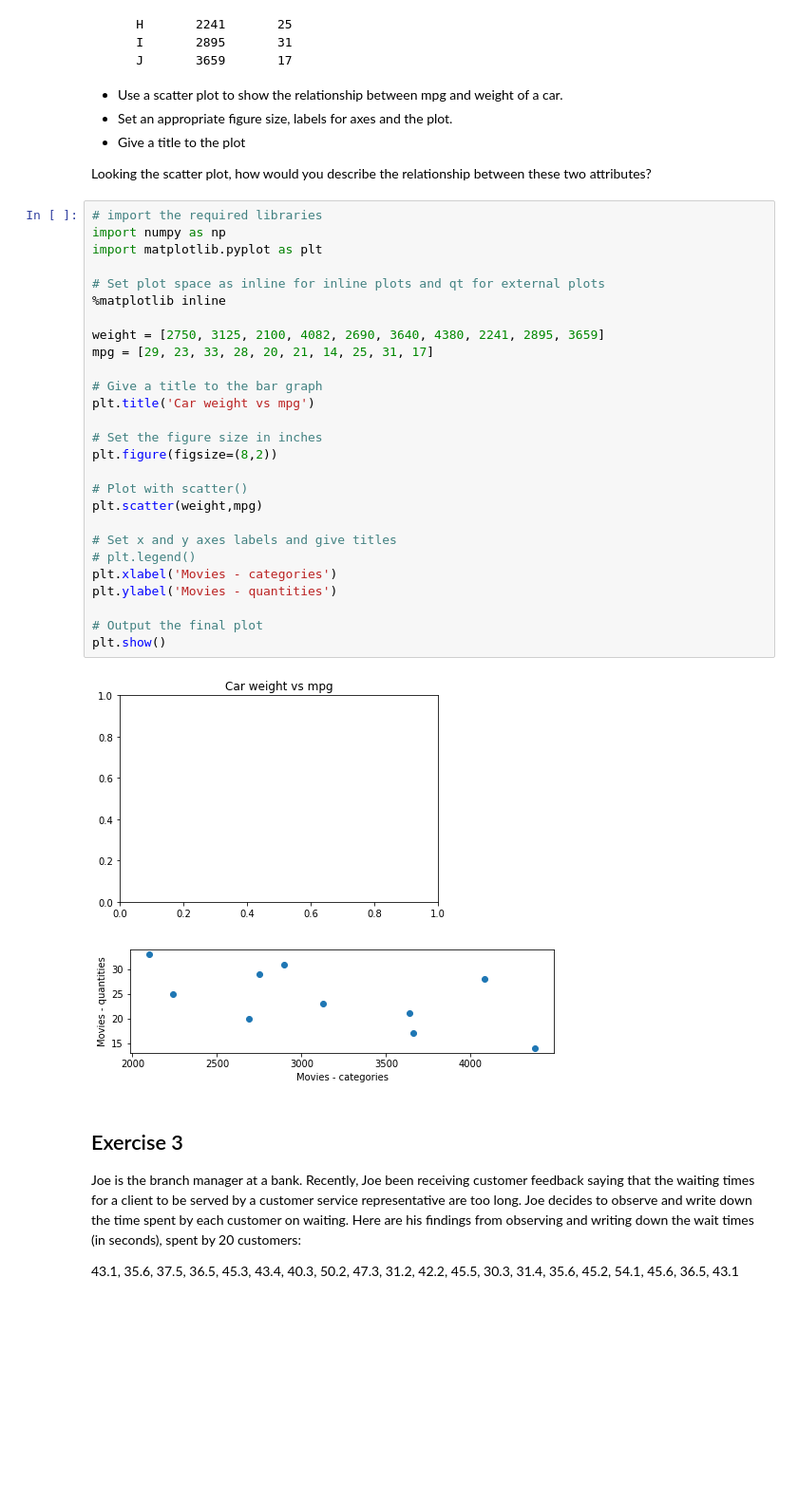
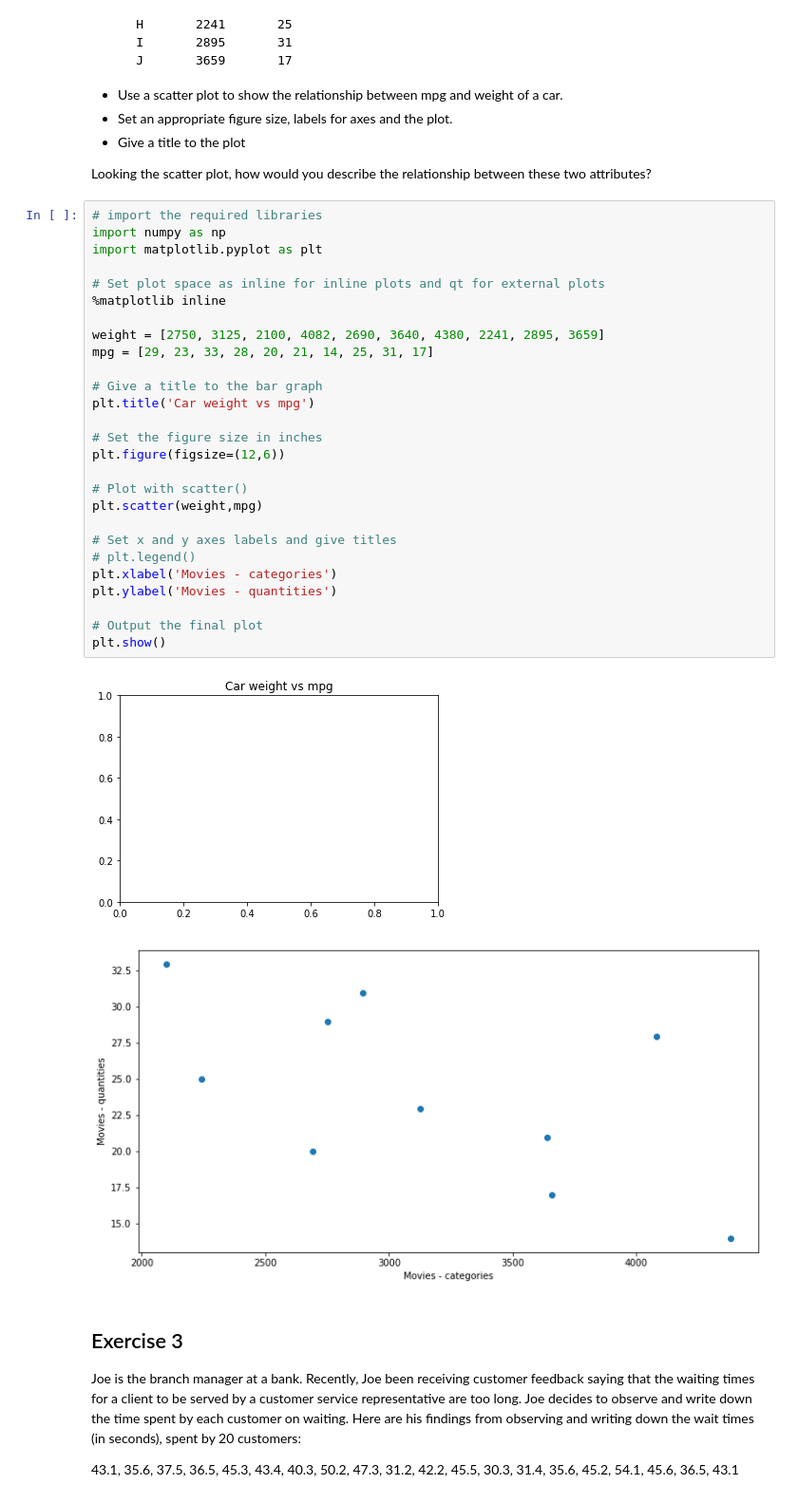
Before and after one commit to fleralle/dsc-data-viz-lab-houston-ds-042219, a Jupyter notebook: index.ipynb, the cells around one changed output. Shown at 95% size. Saved outputs shown, nothing was run; the diff lists cells and outputs as text; blank space fills up the shorter version.

```diff
--- a/index.ipynb
+++ b/index.ipynb
@@ -73,33 +73,33 @@ Looking the scatter plot, how would you describe the relationship between these
 # %%
 # import the required libraries
 import numpy as np
 import matplotlib.pyplot as plt
 
 # Set plot space as inline for inline plots and qt for external plots
 %matplotlib inline
 
 weight = [2750, 3125, 2100, 4082, 2690, 3640, 4380, 2241, 2895, 3659]
 mpg = [29, 23, 33, 28, 20, 21, 14, 25, 31, 17]
 
 # Give a title to the bar graph
 plt.title('Car weight vs mpg')
 
 # Set the figure size in inches
-plt.figure(figsize=(8,2))
+plt.figure(figsize=(12,6))
 
 # Plot with scatter()
 plt.scatter(weight,mpg)
 
 # Set x and y axes labels and give titles
 # plt.legend()
 plt.xlabel('Movies - categories')
 plt.ylabel('Movies - quantities')
 
 # Output the final plot
 plt.show()
 # %% [output]
 [figure]
-[figure, old version]
+[figure, new version]
 # %% [markdown]
 ## Exercise 3
 
```
